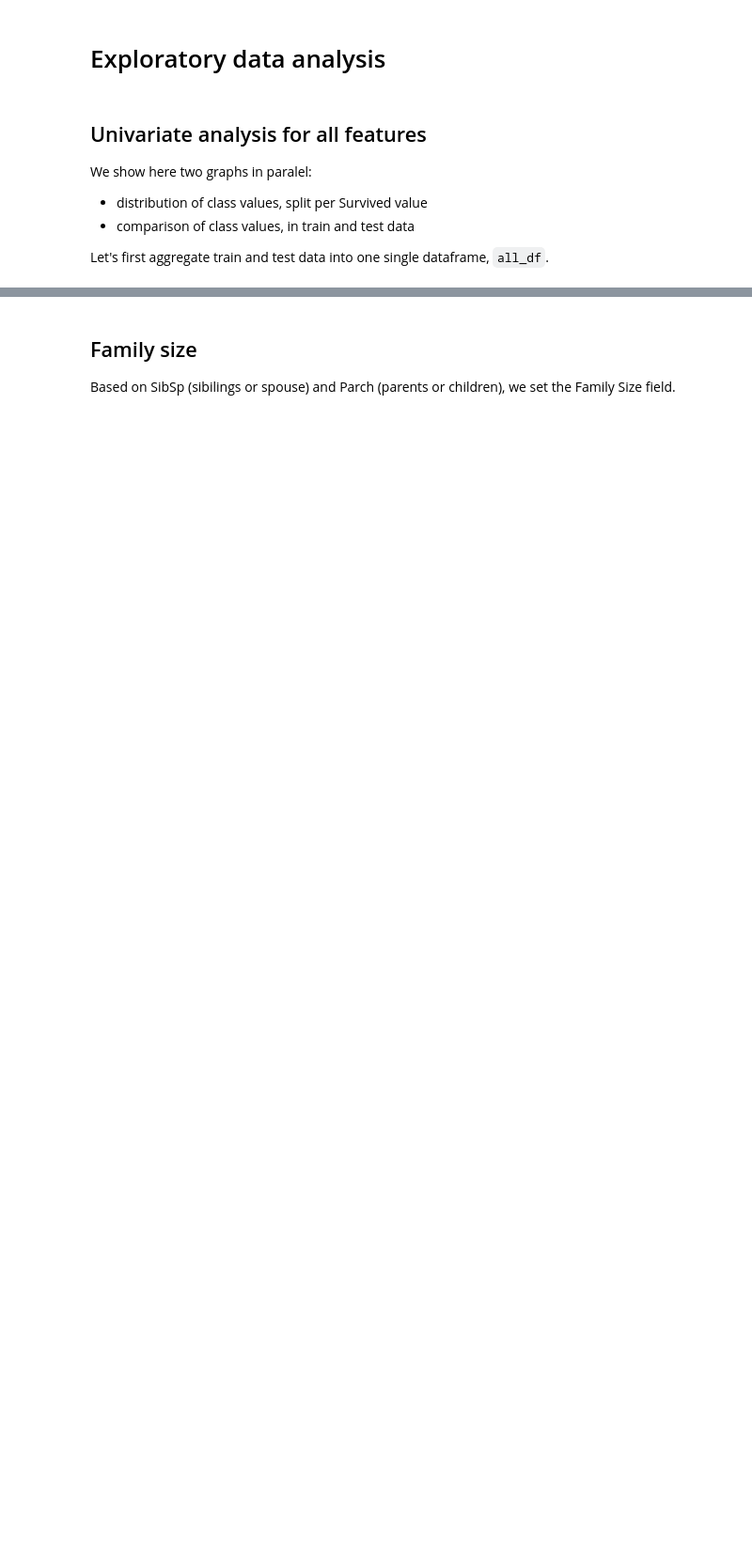
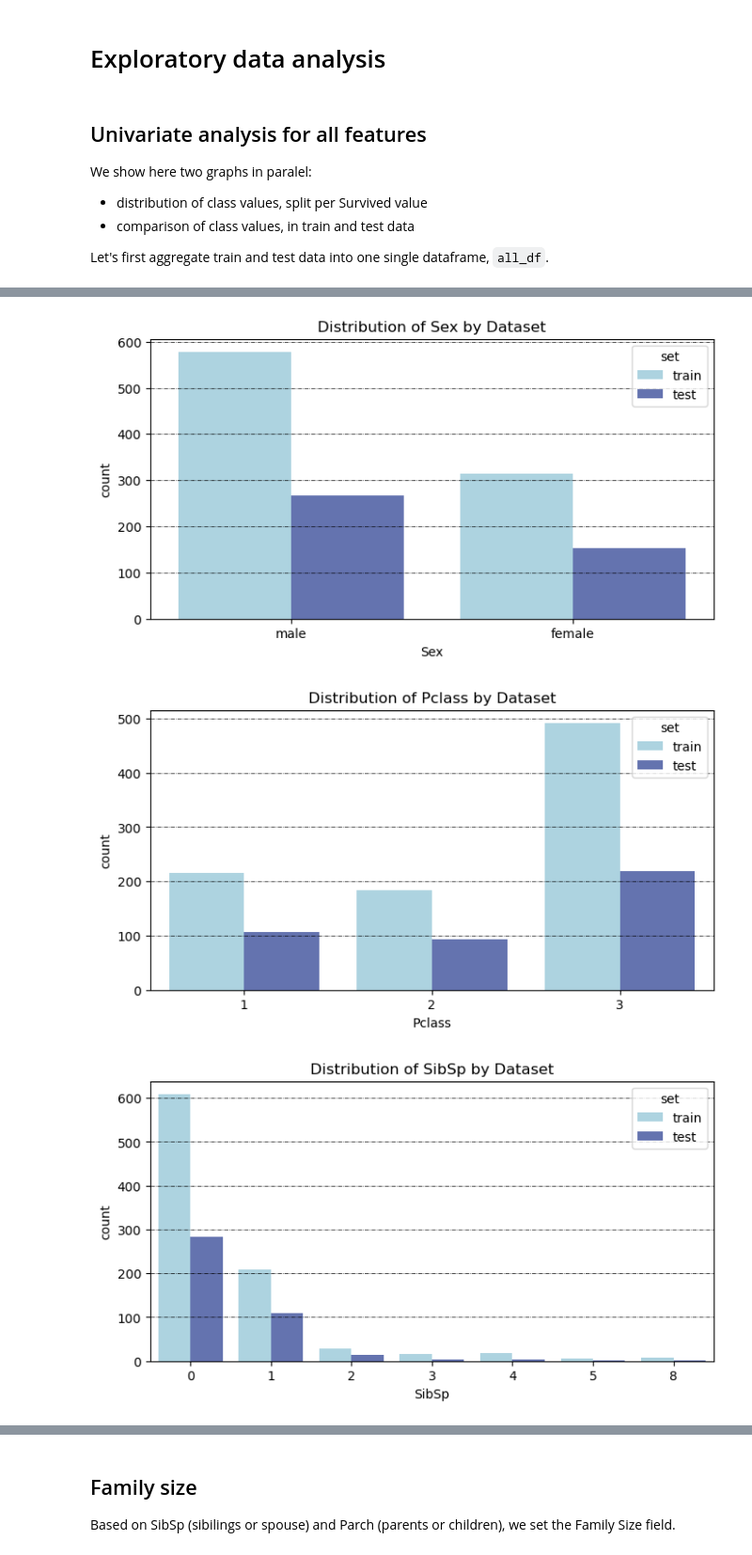
Before and after one commit to Bruno-He/ps1_ex4_nb_to_repo, a Jupyter notebook: notebooks/Titanic Data Journey.ipynb, the cells around one changed output, grey strips where cells are left out. Shown at 94% size. Cells and saved outputs as stored; diff of their text form; code cells hidden in the pictures; blank space fills up the shorter version.

```diff
--- a/notebooks/Titanic Data Journey.ipynb
+++ b/notebooks/Titanic Data Journey.ipynb
@@ -34,7 +32,7 @@ ModuleNotFoundError: No module named 'data'
 # %%
 # TODO: Add all hard coded parameters like file paths or model parameters here
-TRAIN_PATH = "train.csv"
-TEST_PATH = "test.csv"
+TRAIN_PATH = "../data/train.csv"
+TEST_PATH = "../data/test.csv"
 # %% [markdown]
 ## Read the data
 # %%
@@ -183,6 +337,16 @@ plot_distribution_pairs(train_df, "Sex", hue="Survived", title="Number of passen
 # %%
 # Plot count pairs using all_df for the columns: Sex, Pclass, SibSp, Parch, Embarked
+
+# [Cell 25]
+# Plot count pairs using all_df for the columns: Sex, Pclass, SibSp, Parch, Embarked
+
+# 确保这行定义在这里，你可能不小心删了它
 columns_to_plot = ["Sex", "Pclass", "SibSp", "Parch", "Embarked"]
+
 for col in columns_to_plot:
     if col in all_df.columns:
-        plot_count_pairs(all_df, col, hue="set", title=f"Distribution of {col} by Dataset", color_list=color_list)
+        plot_count_pairs(all_df.reset_index(drop=True), col, hue="set", title=f"Distribution of {col} by Dataset", color_list=color_list)
+# %% [output]
+[figure, added]
+[figure, added]
+[figure, added]
```
Also changed, not shown: parts of 33 cells of this notebook.
